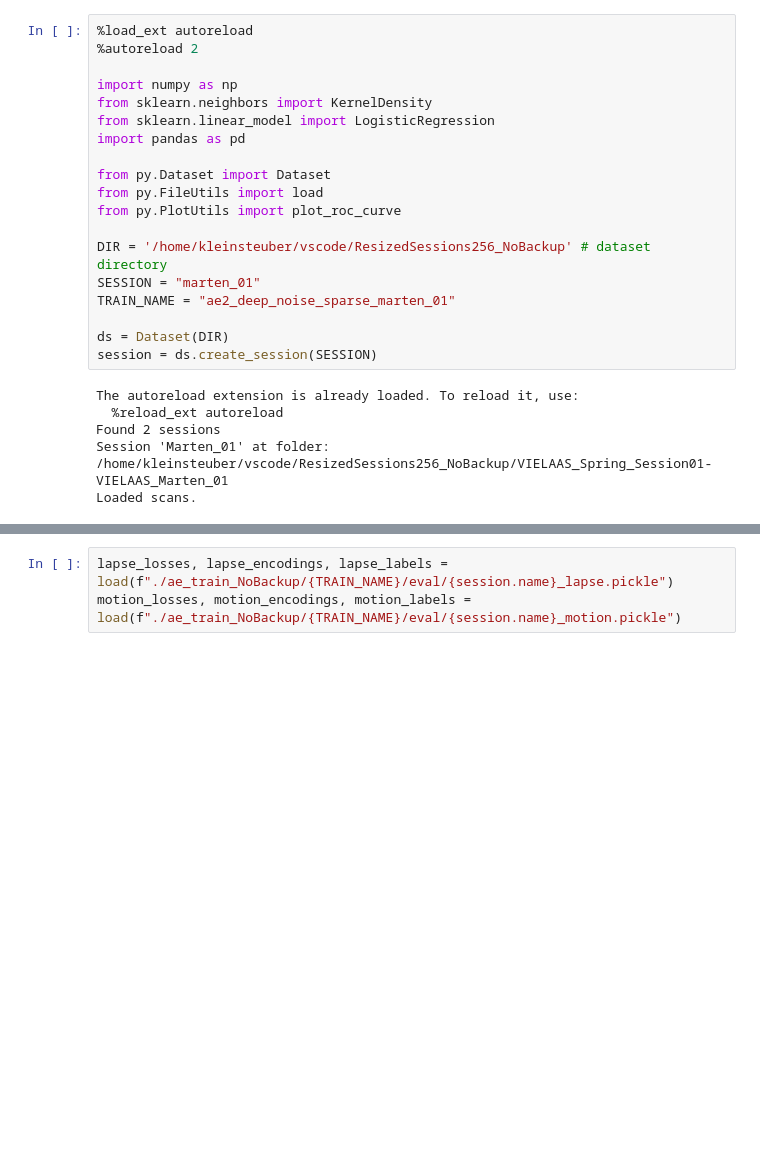
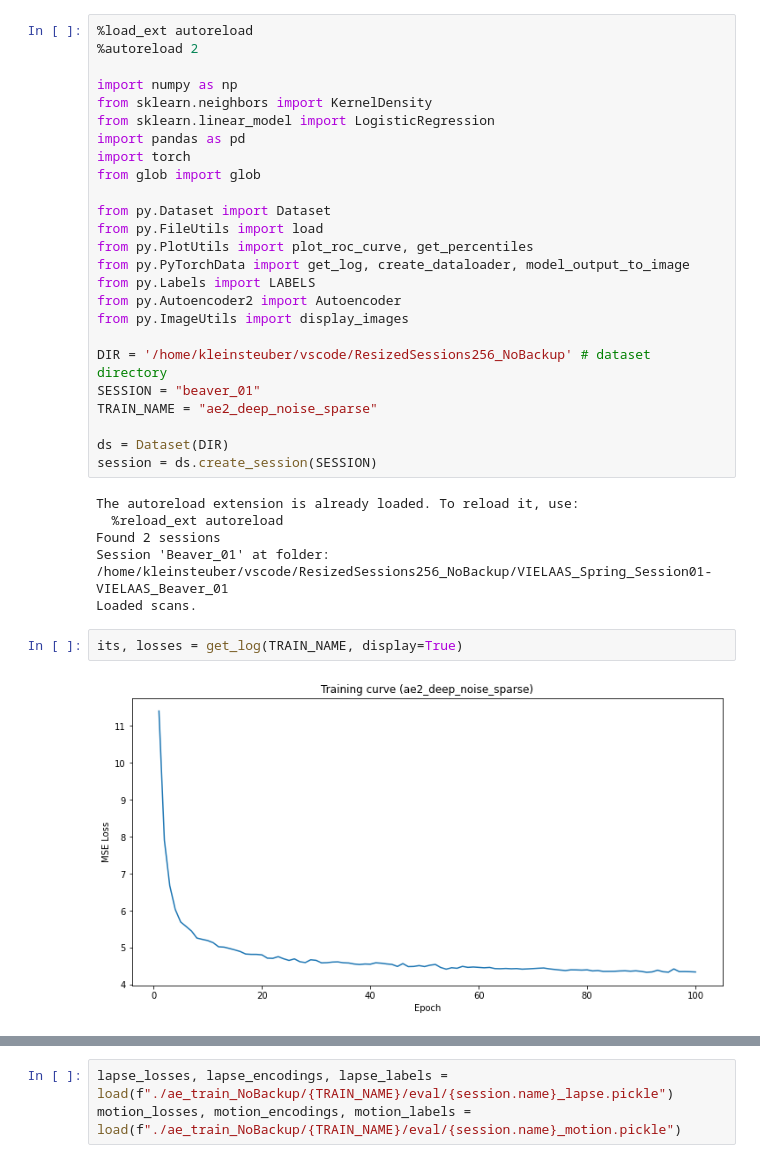
Before and after one commit to kleincode/camera-trap-anomaly-detection, a Jupyter notebook: approach4_autoencoder.ipynb, the cells around one changed output, grey strips where cells are left out. Drawn from its saved outputs; the diff is of its cells as text; blank space fills up the shorter version.

```diff
--- a/approach4_autoencoder.ipynb
+++ b/approach4_autoencoder.ipynb
@@ -6,14 +6,20 @@ import numpy as np
 from sklearn.neighbors import KernelDensity
 from sklearn.linear_model import LogisticRegression
 import pandas as pd
+import torch
+from glob import glob
 
 from py.Dataset import Dataset
 from py.FileUtils import load
-from py.PlotUtils import plot_roc_curve
+from py.PlotUtils import plot_roc_curve, get_percentiles
+from py.PyTorchData import get_log, create_dataloader, model_output_to_image
+from py.Labels import LABELS
+from py.Autoencoder2 import Autoencoder
+from py.ImageUtils import display_images
 
 DIR = '/home/kleinsteuber/vscode/ResizedSessions256_NoBackup' # dataset directory
-SESSION = "marten_01"
-TRAIN_NAME = "ae2_deep_noise_sparse_marten_01"
+SESSION = "beaver_01"
+TRAIN_NAME = "ae2_deep_noise_sparse"
 
 ds = Dataset(DIR)
 session = ds.create_session(SESSION)
@@ -21,5 +27,9 @@ session = ds.create_session(SESSION)
 The autoreload extension is already loaded. To reload it, use:
   %reload_ext autoreload
 Found 2 sessions
-Session 'Marten_01' at folder: /home/kleinsteuber/vscode/ResizedSessions256_NoBackup/VIELAAS_Spring_Session01-VIELAAS_Marten_01
+Session 'Beaver_01' at folder: /home/kleinsteuber/vscode/ResizedSessions256_NoBackup/VIELAAS_Spring_Session01-VIELAAS_Beaver_01
 Loaded scans.
+# %%
+its, losses = get_log(TRAIN_NAME, display=True)
+# %% [output]
+[figure, added]
```
Also changed, not shown: parts of 8 cells of this notebook, 40 other files.
